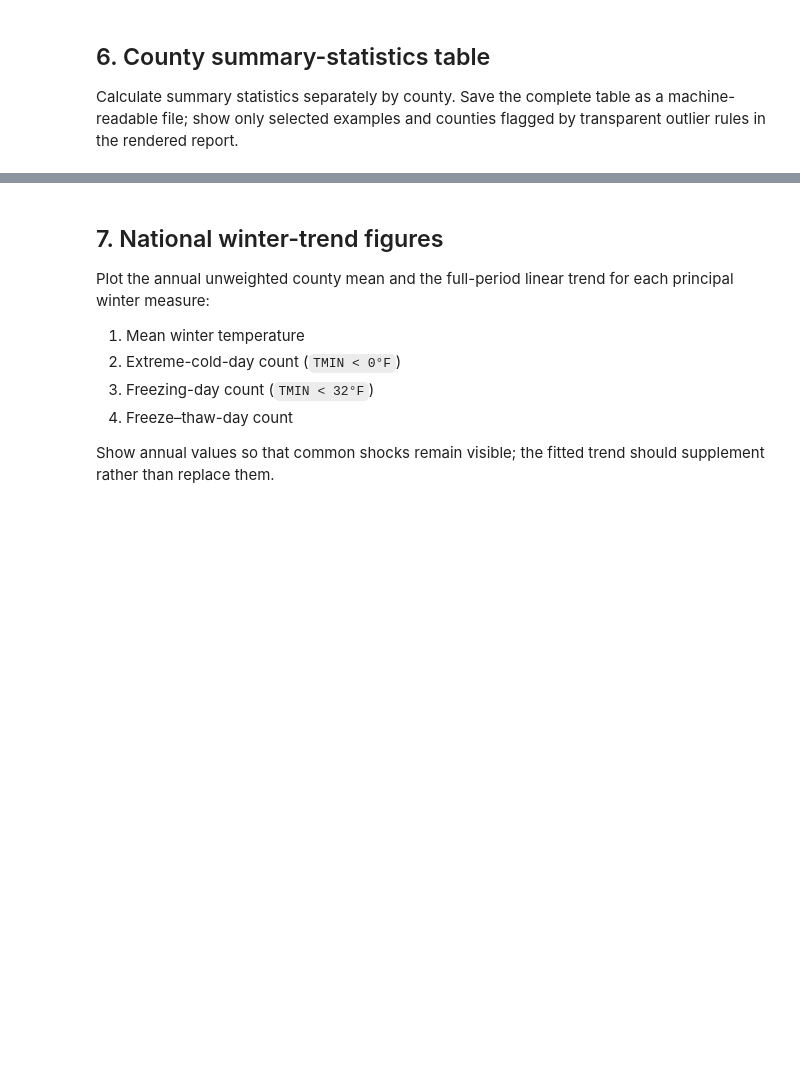
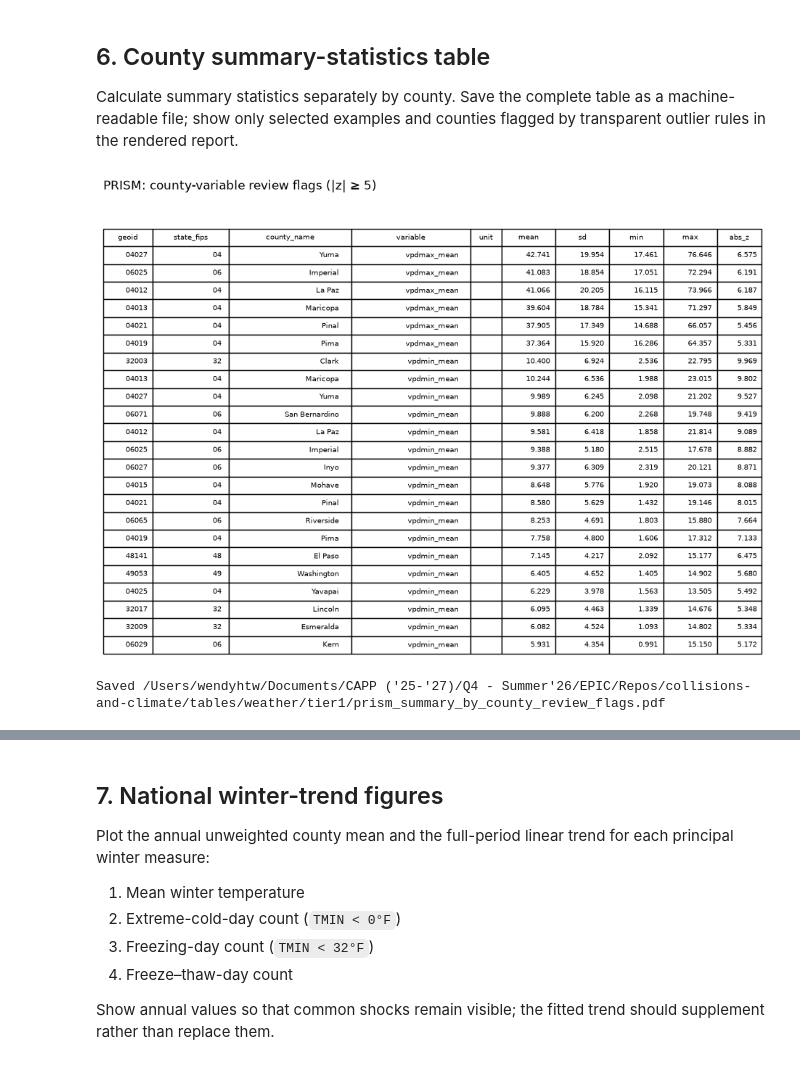
Before and after one commit to wendyhtwang/collisions-and-climate, a Jupyter notebook: codePYTHON/09_descriptive_weather_full.ipynb, the cells around one changed output, grey strips where cells are left out. Cells and saved outputs as stored; diff of their text form; code cells hidden in the pictures; blank space fills up the shorter version.

Commit message:
Tier 1 code complete. Run on Kodama (full weather data) next.

```diff
--- a/codePYTHON/09_descriptive_weather_full.ipynb
+++ b/codePYTHON/09_descriptive_weather_full.ipynb
@@ -30,8 +30,16 @@ import warnings
 
 import matplotlib.pyplot as plt
 from matplotlib.backends.backend_pdf import PdfPages
+from IPython.display import display
 import numpy as np
 import pandas as pd
+
+# Make Matplotlib output render beneath each notebook cell while figures
+# are also saved separately as vector PDFs.
+try:
+    get_ipython().run_line_magic("matplotlib", "inline")
+except NameError:
+    pass  # Allows the same helpers to run from a regular Python process.
 
 # Run from codePYTHON/ on Kodama, as with the other weather scripts.
 REPO_ROOT = Path.cwd().resolve().parents[0]
@@ -112,28 +120,39 @@ def state_label(fips):
 def save_figure_pdf(fig, filename):
     path = FIGURES_DIR / filename
     fig.savefig(path, format="pdf", bbox_inches="tight")
+    plt.show()
     plt.close(fig)
     print(f"Saved {path}")
     return path
 
 def _format_table_values(table):
-    display = table.copy()
-    for col in display.select_dtypes(include="number"):
-        display[col] = display[col].map(
+    formatted_table = table.copy()
+    for col in formatted_table.select_dtypes(include="number"):
+        formatted_table[col] = formatted_table[col].map(
             lambda x: "" if pd.isna(x) else f"{x:,.3f}" if not float(x).is_integer() else f"{x:,.0f}"
         )
-    return display
+    return formatted_table
 
 def save_table_pdf(table, path, title, rows_per_page=32, fontsize=7):
     """Save a DataFrame as one or more vector-PDF table pages."""
-    display = _format_table_values(table)
+    formatted_table = _format_table_values(table)
     with PdfPages(path) as pdf:
-        for start in range(0, max(len(display), 1), rows_per_page):
-            page = display.iloc[start:start + rows_per_page]
+        for start in range(0, max(len(formatted_table), 1), rows_per_page):
+            page = formatted_table.iloc[start:start + rows_per_page]
             fig_height = max(3.0, 0.30 * (len(page) + 4))
             fig, ax = plt.subplots(figsize=(11.7, fig_height))
             ax.axis("off")
             ax.set_title(title, loc="left", fontsize=12, pad=12)
+            if page.empty:
+                ax.text(
+                    0.01, 0.88,
+                    "No rows available. Check the preceding sample-construction diagnostics.",
+                    transform=ax.transAxes, ha="left", va="top", fontsize=10,
+                )
+                pdf.savefig(fig, bbox_inches="tight")
+                display(fig)
+                plt.close(fig)
+                continue
             artist = ax.table(
                 cellText=page.values, colLabels=page.columns,
                 loc="upper left", cellLoc="right", colLoc="center",
@@ -143,6 +162,7 @@ def save_table_pdf(table, path, title, rows_per_page=32, fontsize=7):
             artist.set_fontsize(fontsize)
             artist.auto_set_column_width(col=list(range(len(page.columns))))
             pdf.savefig(fig, bbox_inches="tight")
+            plt.show()
             plt.close(fig)
     print(f"Saved {path}")
     return path
@@ -429,32 +530,37 @@ Calculate summary statistics separately by county. Save the complete table as a
 summary_by_county = summarize_long(df, ["geoid"])
 county_names = df[["geoid", "state_fips", "county_name"]].drop_duplicates("geoid")
 summary_by_county = summary_by_county.merge(county_names, on="geoid", how="left", validate="many_to_one")
 summary_by_county.to_csv(
     TABLES_DIR / f"{config.name.lower()}_summary_by_county.csv", index=False
 )
 
 # Flag county-variable means that are unusually far from the national
 # distribution of county means. These are review flags, not automatic errors.
-county_mean_distribution = summary_by_county.groupby("variable")["mean"].agg(["mean", "std"])
+county_mean_distribution = (
+    summary_by_county.groupby("variable")["mean"]
+    .agg(mean_across_counties="mean", std_across_counties="std")
+)
 flagged_counties = summary_by_county.merge(
     county_mean_distribution, left_on="variable", right_index=True,
-    suffixes=("", "_across_counties"),
 )
 flagged_counties["abs_z"] = (
     (flagged_counties["mean"] - flagged_counties["mean_across_counties"])
     / flagged_counties["std_across_counties"]
 ).abs()
 flagged_counties = flagged_counties[
     flagged_counties["abs_z"].ge(OUTLIER_Z_THRESHOLD)
 ].sort_values(["variable", "abs_z"], ascending=[True, False])
 flagged_counties.to_csv(
     TABLES_DIR / f"{config.name.lower()}_summary_by_county_review_flags.csv", index=False
 )
 flag_columns = ["geoid", "state_fips", "county_name", "variable", "unit", "mean", "sd", "min", "max", "abs_z"]
 save_table_pdf(
     flagged_counties[flag_columns],
     TABLES_DIR / f"{config.name.lower()}_summary_by_county_review_flags.pdf",
     f"{config.name}: county-variable review flags (|z| ≥ {OUTLIER_Z_THRESHOLD:g})",
     rows_per_page=28,
 )
 display(flagged_counties[flag_columns].head(30))
+# %% [output]
+[figure, added]
+Saved /Users/wendyhtw/Documents/CAPP ('25-'27)/Q4 - Summer'26/EPIC/Repos/collisions-and-climate/tables/weather/tier1/prism_summary_by_county_review_flags.pdf
```
Also changed, not shown: parts of 13 cells of this notebook, 18 other files.
